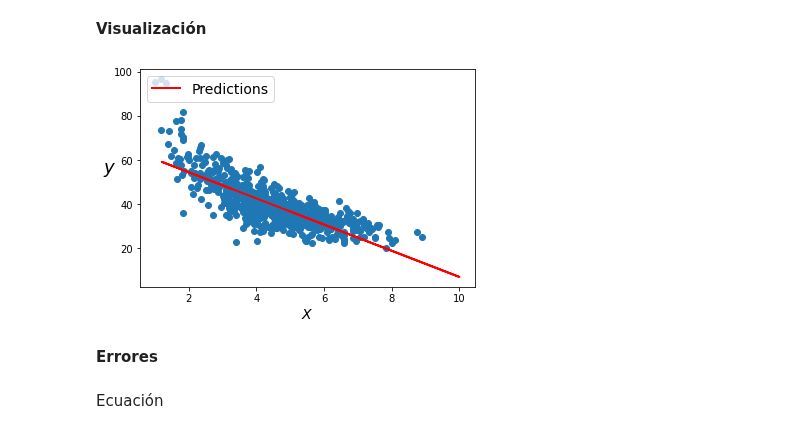
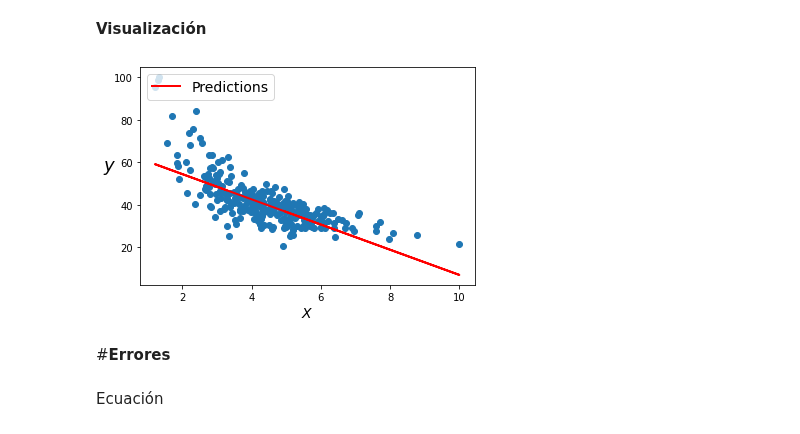
Before and after one commit to PosgradoMNA/actividades-de-aprendizaje-A01793918_HelmyMoreno, a Jupyter notebook: Actividad_7_Regresion_lineal_polinomial.ipynb, the cells around one changed output. Cells and saved outputs as stored; diff of their text form; code cells hidden in the pictures.

```diff
--- a/Actividad_7_Regresion_lineal_polinomial.ipynb
+++ b/Actividad_7_Regresion_lineal_polinomial.ipynb
@@ -343,18 +343,18 @@ LinearRegression()
 **Visualización**
 # %%
 # construct best fit line
-X_RL = X_test
-y_RL = df_LR.predict(X_RL)
+X_RL = np.linspace(0, 10, 100)
+y_RL = df_LR.predict(X_test)
 
-plt.scatter(X_train, y_train)
-plt.plot(X_RL, y_RL, "r-", linewidth=2, label="Predictions")
+plt.scatter(X_test, y_test)
+plt.plot(X_test, y_RL, "r-", linewidth=2, label="Predictions")
 plt.xlabel("$X$", fontsize=14)
 plt.ylabel("$y$", rotation=0, fontsize=18)
 plt.legend(loc="upper left", fontsize=14);
 # %% [output]
-[figure, old version]
+[figure, new version]
 # %% [markdown]
-**Errores**
+#**Errores**
 # %% [markdown]
 Ecuación
 # %%
```
Also changed, not shown: parts of 18 cells of this notebook.
